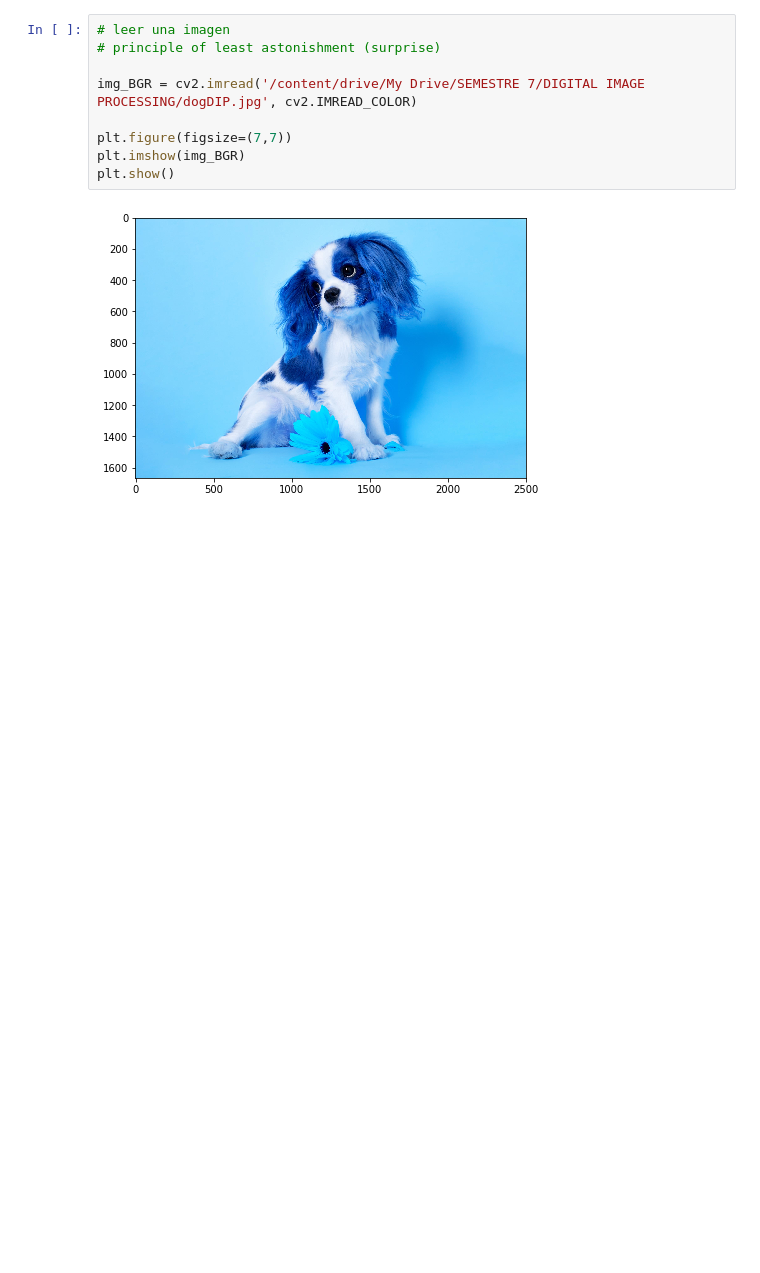
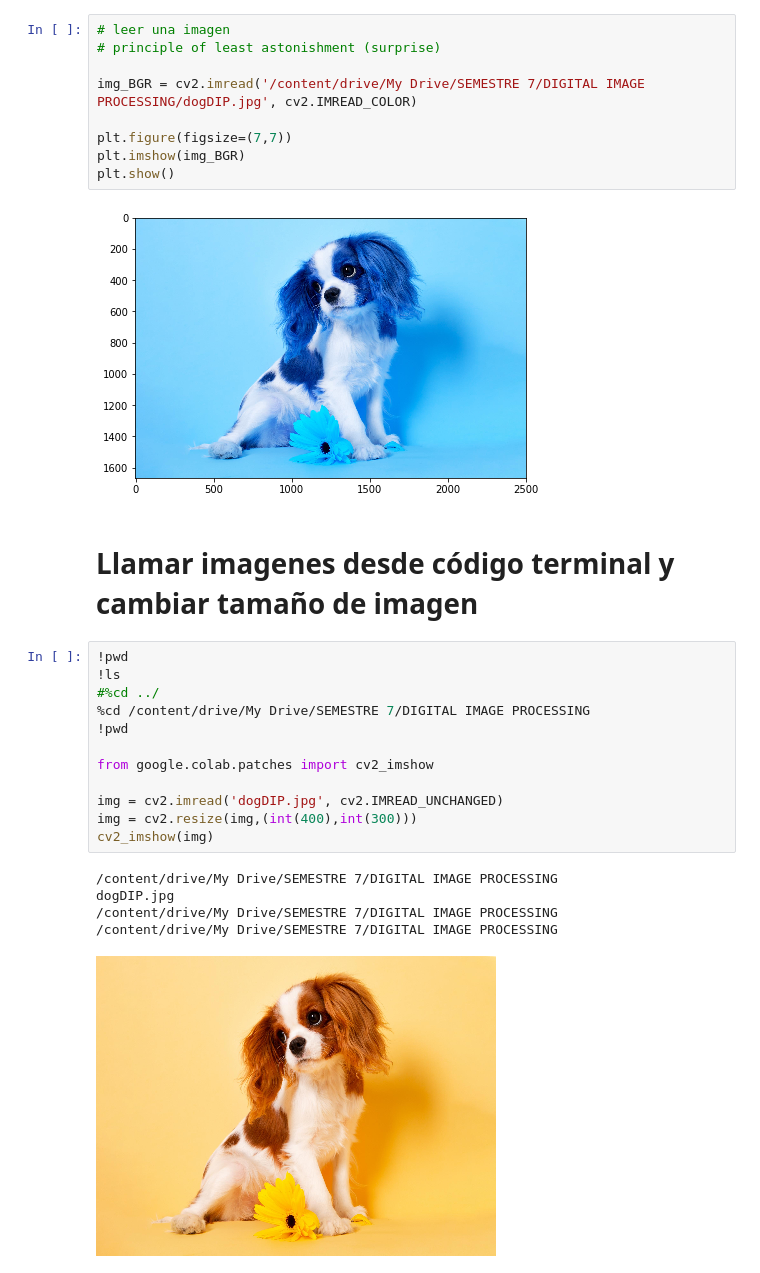
Before and after one commit to isamoreo/ProcesamientoDigitalDeImagenes, a Jupyter notebook: Clase1DIP.ipynb, the cells around one changed output. Drawn from its saved outputs; the diff is of its cells as text; blank space fills up the shorter version.

```diff
--- a/Clase1DIP.ipynb
+++ b/Clase1DIP.ipynb
@@ -51,3 +47,23 @@ plt.imshow(img_BGR)
 plt.show()
 # %% [output]
 [figure]
+# %% [markdown]
+# **Llamar imagenes desde código terminal y cambiar tamaño de imagen**
+# %%
+!pwd
+!ls
+#%cd ../
+%cd /content/drive/My Drive/SEMESTRE 7/DIGITAL IMAGE PROCESSING
+!pwd
+
+from google.colab.patches import cv2_imshow
+
+img = cv2.imread('dogDIP.jpg', cv2.IMREAD_UNCHANGED)
+img = cv2.resize(img,(int(400),int(300)))
+cv2_imshow(img)
+# %% [output]
+/content/drive/My Drive/SEMESTRE 7/DIGITAL IMAGE PROCESSING
+dogDIP.jpg
+/content/drive/My Drive/SEMESTRE 7/DIGITAL IMAGE PROCESSING
+/content/drive/My Drive/SEMESTRE 7/DIGITAL IMAGE PROCESSING
+[figure, added]
```
Also changed, not shown: parts of 6 cells of this notebook.
